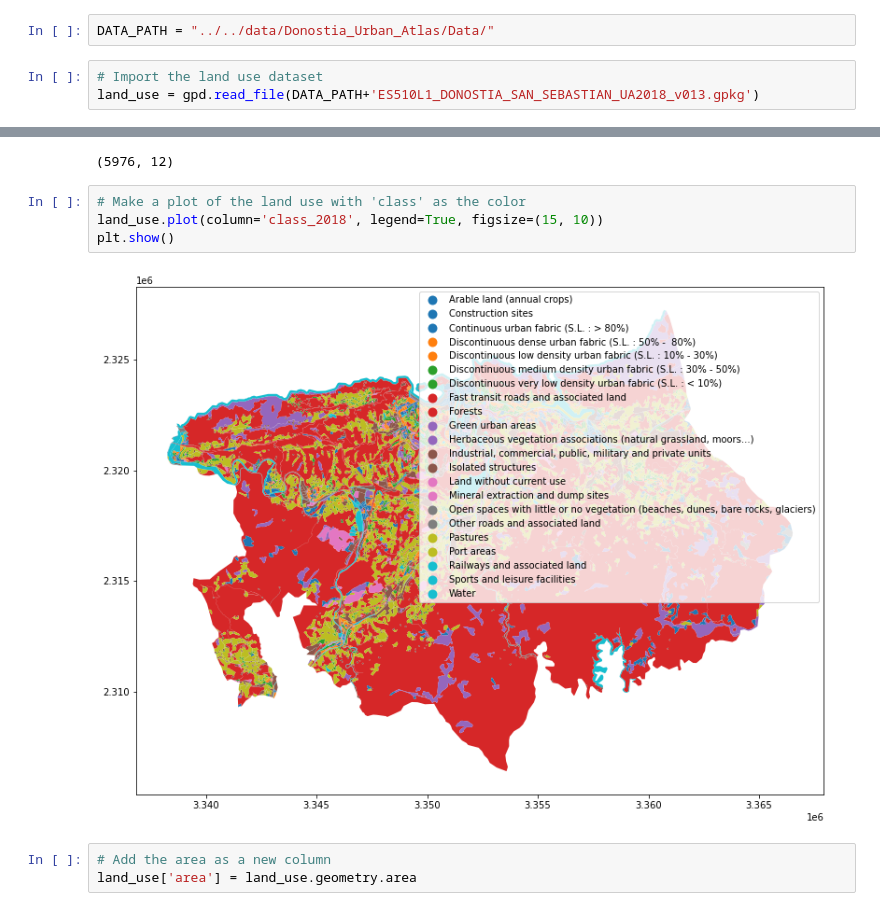
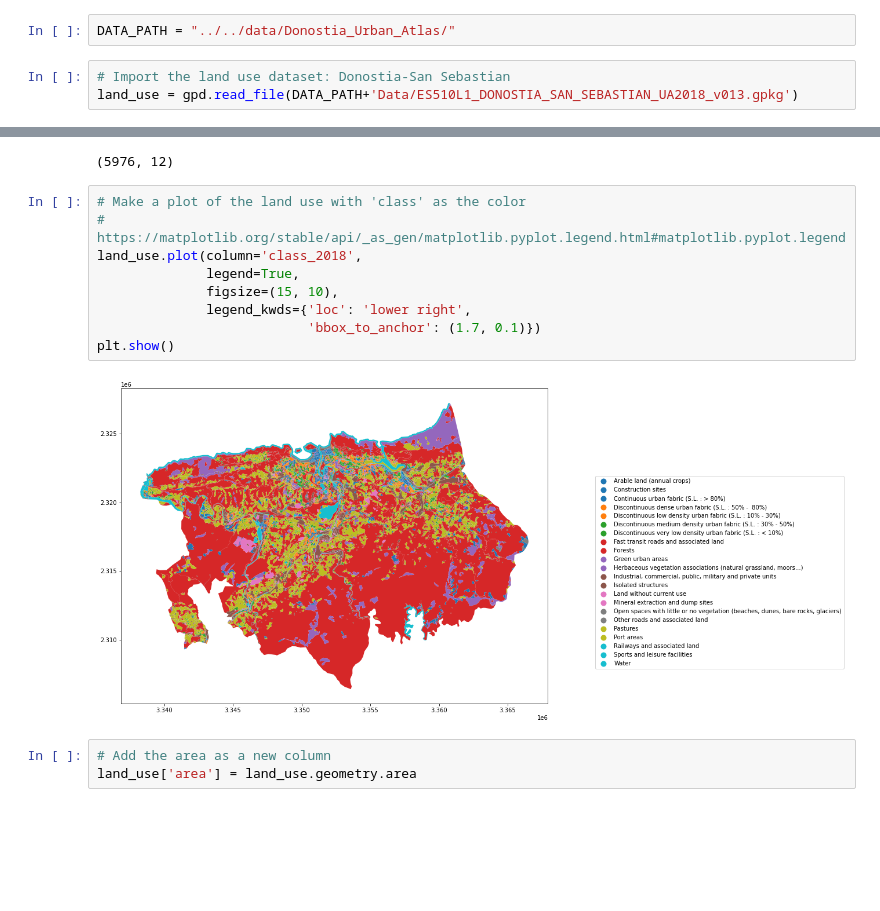
Before and after one commit to mxagar/space_exploration, a Jupyter notebook: geospatial_data_guide/lab/03_CRS_Projections_Transformations.ipynb, the cells around one changed output, grey strips where cells are left out. Cells and saved outputs as stored; diff of their text form; blank space fills up the shorter version.

```diff
--- a/geospatial_data_guide/lab/03_CRS_Projections_Transformations.ipynb
+++ b/geospatial_data_guide/lab/03_CRS_Projections_Transformations.ipynb
@@ -151,10 +151,10 @@ The next examples use a simplified version of Donstia-San Sebastian land use dat
 # %% [markdown]
 #### Example 1: Plot Dataset
 # %%
-DATA_PATH = "../../data/Donostia_Urban_Atlas/Data/"
+DATA_PATH = "../../data/Donostia_Urban_Atlas/"
 # %%
-# Import the land use dataset
-land_use = gpd.read_file(DATA_PATH+'ES510L1_DONOSTIA_SAN_SEBASTIAN_UA2018_v013.gpkg')
+# Import the land use dataset: Donostia-San Sebastian
+land_use = gpd.read_file(DATA_PATH+'Data/ES510L1_DONOSTIA_SAN_SEBASTIAN_UA2018_v013.gpkg')
 # %%
 land_use.head()
 # %% [output]
@@ -170,10 +170,15 @@ land_use.shape
 (5976, 12)
 # %%
 # Make a plot of the land use with 'class' as the color
-land_use.plot(column='class_2018', legend=True, figsize=(15, 10))
+# https://matplotlib.org/stable/api/_as_gen/matplotlib.pyplot.legend.html#matplotlib.pyplot.legend
+land_use.plot(column='class_2018',
+              legend=True,
+              figsize=(15, 10),
+              legend_kwds={'loc': 'lower right',
+                           'bbox_to_anchor': (1.7, 0.1)})
 plt.show()
 # %% [output]
-[figure, old version]
+[figure, new version]
 # %%
 # Add the area as a new column
 land_use['area'] = land_use.geometry.area
```
Also changed, not shown: parts of 14 cells of this notebook, 1 other file.
